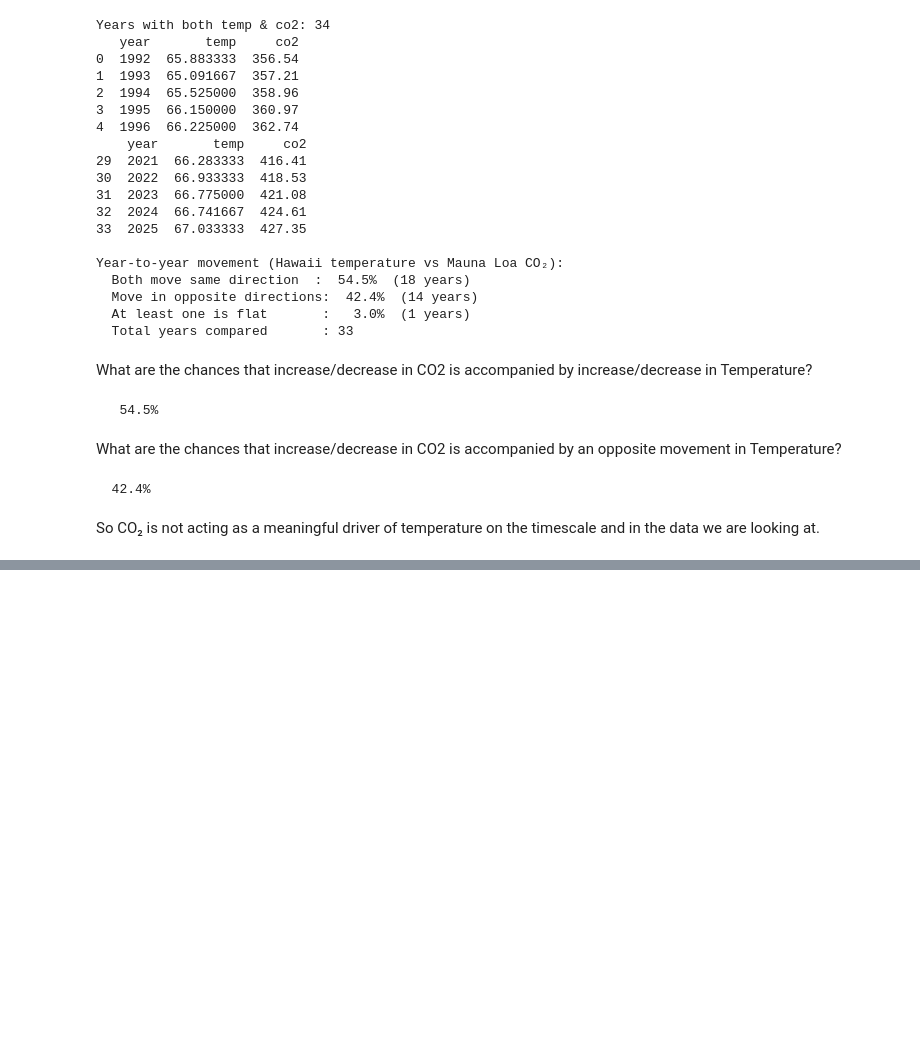
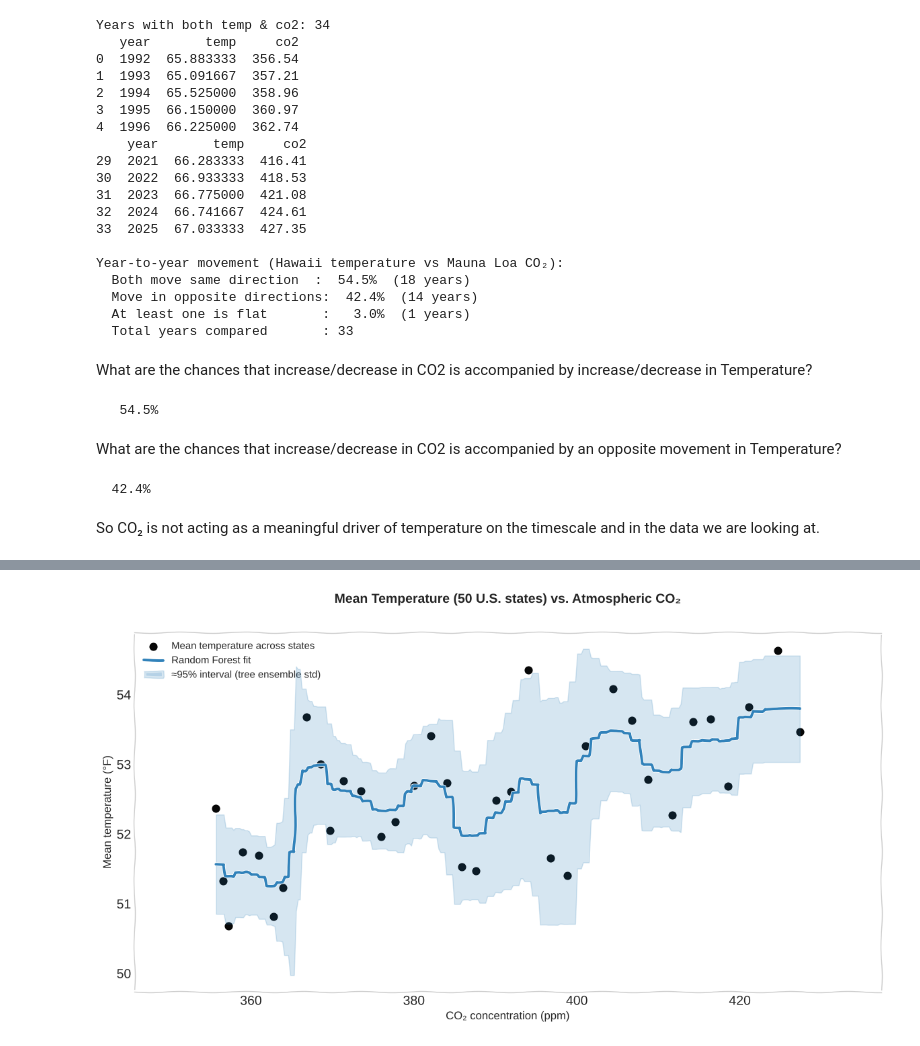
Before and after one commit to quantizedreza/Planetary-Physics-With-Python, a Jupyter notebook: Earth-T/trend.ipynb, the cells around one changed output, grey strips where cells are left out. Cells and saved outputs as stored; diff of their text form; code cells hidden in the pictures; blank space fills up the shorter version.

```diff
--- a/Earth-T/trend.ipynb
+++ b/Earth-T/trend.ipynb
@@ -537,0 +467,99 @@ So CO₂ is not acting as a meaningful driver of temperature on the timescale an
+# %%
+import pandas as pd
+import matplotlib.pyplot as plt
+import numpy as np
+from sklearn.ensemble import RandomForestRegressor
+
+# ─── File paths & column names ────────────────────────────────
+CSV_FILENAME  = "data.csv"       # your state-by-state temperature file
+CO2_FILENAME  = "co2.txt"        # Mauna Loa CO₂ file
+STATE_COL     = "State"
+YEAR_COL      = "Year"
+TEMP_COL      = "Temperature"
+
+# ─── Load temperature data ────────────────────────────────────
+temps = pd.read_csv(CSV_FILENAME)
+annual = temps.groupby([STATE_COL, YEAR_COL])[TEMP_COL].mean().reset_index()
+annual = annual.rename(columns={YEAR_COL: 'year', TEMP_COL: 'temp'})
+
+# ─── Load CO₂ data ────────────────────────────────────────────
+co2 = pd.read_csv(CO2_FILENAME, sep=r'\s+', comment='#',
+                  usecols=[0,1], names=['year','co2'], na_values=[-99.99])
+co2 = co2.dropna()
+
+# ─── Join temperature and CO₂ on year ─────────────────────────
+df = annual.merge(co2, on='year', how='inner')
+
+# Keep states with reasonable data coverage
+state_counts = df[STATE_COL].value_counts()
+valid_states = state_counts[state_counts >= 5].index.tolist()
+print(f"Using {len(valid_states)} states with ≥5 years of data")
+
+df = df[df[STATE_COL].isin(valid_states)].copy()
+
+# ─── Compute overall mean temperature per year ────────────────
+overall = df.groupby('year').agg({'temp': 'mean', 'co2': 'mean'}).reset_index()
+
+# ─── Prepare data for random forest ───────────────────────────
+# Now regressing temperature on CO₂ instead of on year
+X = overall['co2'].values.reshape(-1, 1)     # 2D input
+y = overall['temp'].values
+
+# Train random forest
+rf = RandomForestRegressor(
+    n_estimators=500,
+    max_depth=None,
+    min_samples_split=3,
+    min_samples_leaf=2,
+    random_state=42,
+    n_jobs=-1
+)
+rf.fit(X, y)
+
+# ─── Predict smooth curve + uncertainty ───────────────────────
+x_smooth = np.linspace(X.min(), X.max(), 300).reshape(-1, 1)
+y_pred = rf.predict(x_smooth)
+
+# Simple ensemble-based uncertainty (std across trees)
+tree_preds = np.array([tree.predict(x_smooth) for tree in rf.estimators_])
+y_std = tree_preds.std(axis=0)
+y_lower = y_pred - 1.96 * y_std   # approx 95% interval
+y_upper = y_pred + 1.96 * y_std
+
+# ─── Plot ─────────────────────────────────────────────────────
+plt.style.use('seaborn-v0_8-whitegrid')
+
+fig, ax = plt.subplots(figsize=(12, 6.8))
+
+# Mean actual temperature vs CO₂
+ax.scatter(overall['co2'], overall['temp'],
+           color='black', s=60, alpha=0.97, zorder=10,
+           label='Mean temperature across states')
+
+# Random Forest fit + uncertainty band
+ax.plot(x_smooth, y_pred,
+        color='#1f77b4', lw=2.8, alpha=0.92, zorder=12,
+        label='Random Forest fit')
+
+ax.fill_between(x_smooth.flatten(), y_lower, y_upper,
+                color='#1f77b4', alpha=0.18, zorder=11,
+                label='≈95% interval (tree ensemble std)')
+
+ax.set_xlabel("CO₂ concentration (ppm)", fontsize=12)
+ax.set_ylabel("Mean temperature (°F)", fontsize=12)
+ax.set_title(f"Mean Temperature ({len(valid_states)} U.S. states) vs. Atmospheric CO₂\n"
+             ,
+             fontsize=14, weight='bold', pad=16)
+
+ax.legend(loc='upper left', fontsize=10.7, framealpha=0.96)
+
+ax.grid(True, alpha=0.30)
+
+# Optional: make x-axis a bit wider for visual comfort
+ax.set_xlim(overall['co2'].min() - 10, overall['co2'].max() + 10)
+
+plt.tight_layout()
+plt.savefig('temperature_vs_co2.png', dpi=150, bbox_inches='tight')
+
+plt.show()
+# %% [output]
@@ -537,0 +567 @@ So CO₂ is not acting as a meaningful driver of temperature on the timescale an
+[figure, added]
```
Also changed, not shown: parts of 7 cells of this notebook.
